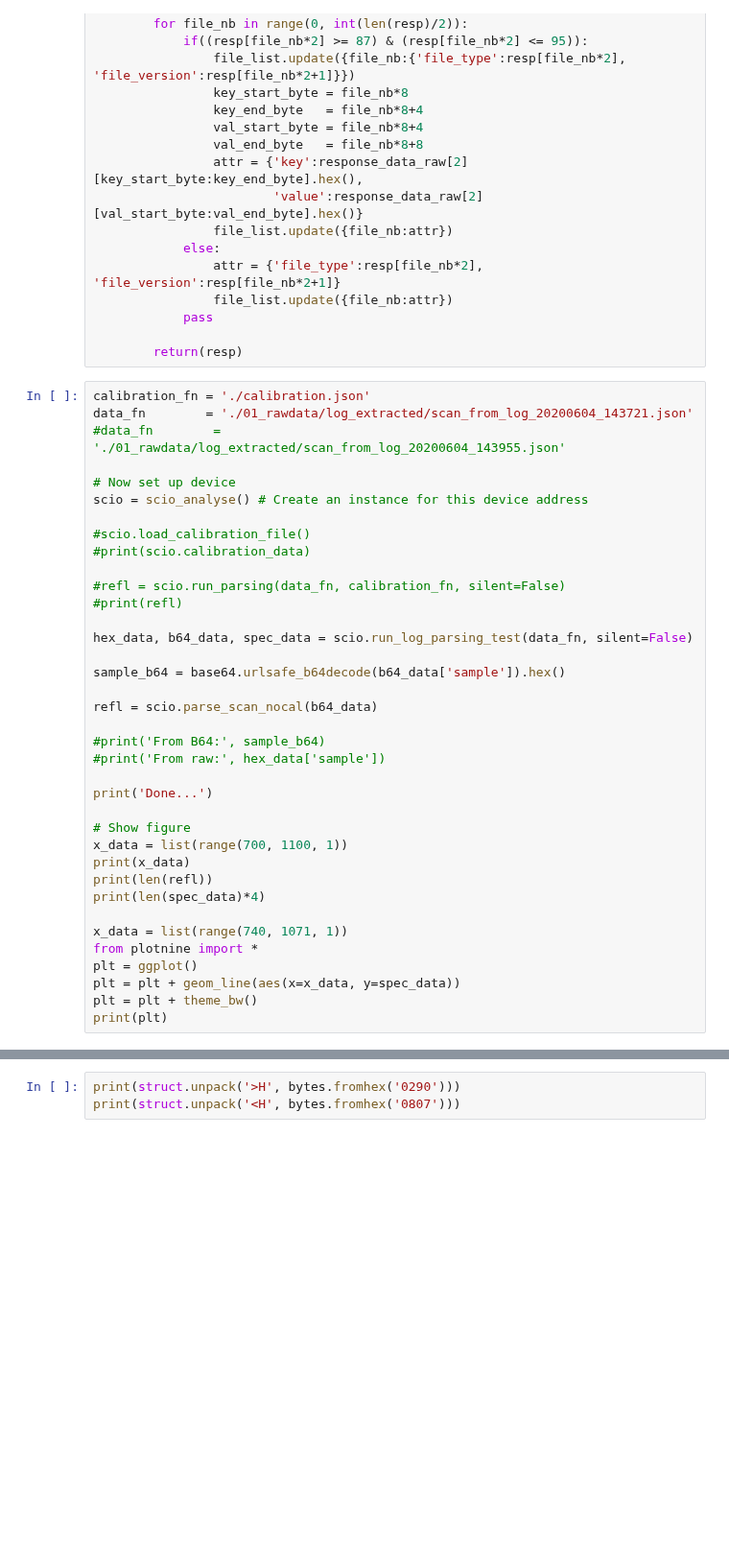
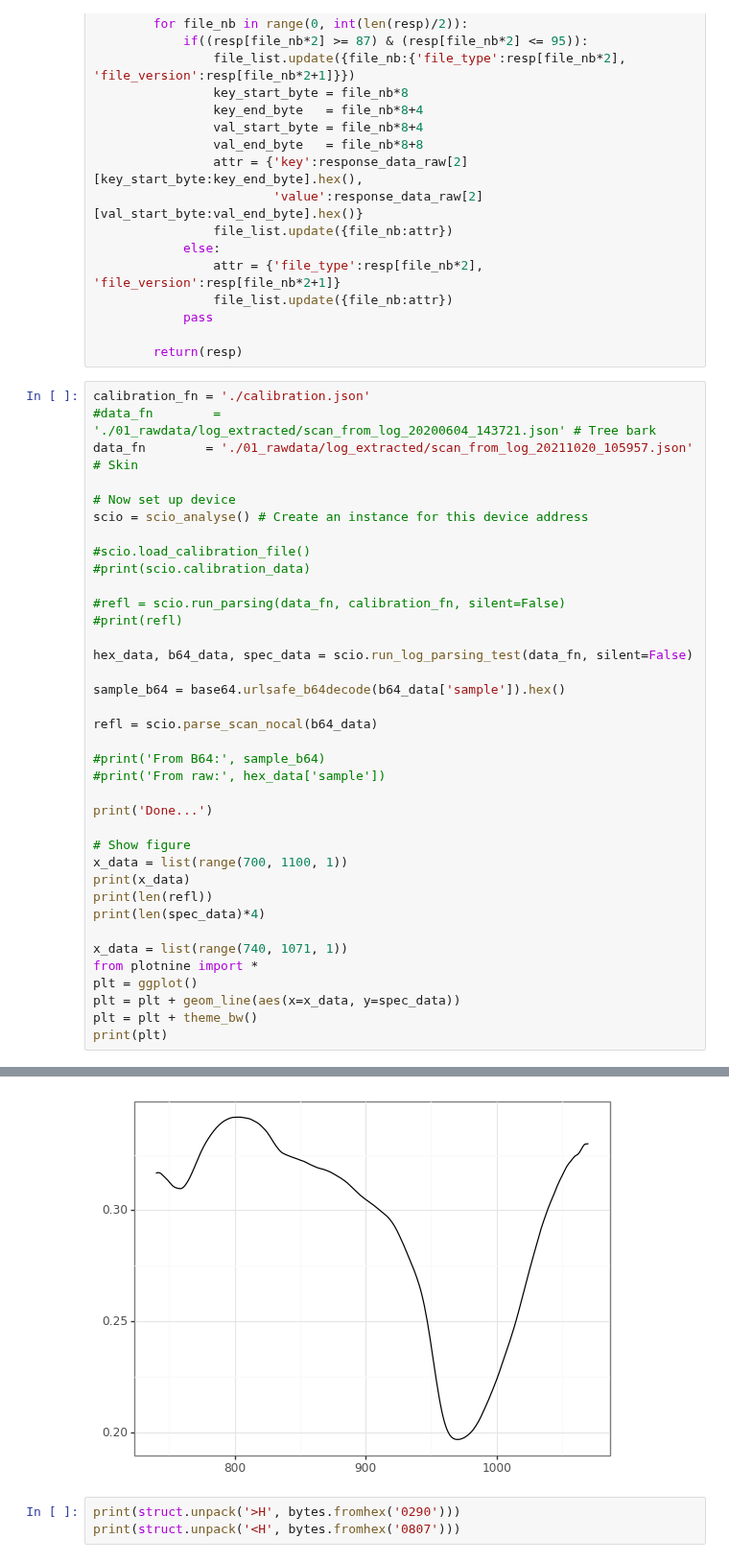
Before and after one commit to kebasaa/SCIO-read, a Jupyter notebook: 03_scio_analyse_devel.ipynb, the cells around one changed output, grey strips where cells are left out. Shown at 96% size. Cells and saved outputs as stored; diff of their text form; blank space fills up the shorter version.

Commit message:
Plot example data from log

```diff
--- a/03_scio_analyse_devel.ipynb
+++ b/03_scio_analyse_devel.ipynb
@@ -177,8 +177,8 @@ class scio_analyse:
         return(resp)
 # %%
 calibration_fn = './calibration.json'
-data_fn        = './01_rawdata/log_extracted/scan_from_log_20200604_143721.json'
-#data_fn        = './01_rawdata/log_extracted/scan_from_log_20200604_143955.json'
+#data_fn        = './01_rawdata/log_extracted/scan_from_log_20200604_143721.json' # Tree bark
+data_fn        = './01_rawdata/log_extracted/scan_from_log_20211020_105957.json' # Skin
 
 # Now set up device
 scio = scio_analyse() # Create an instance for this device address
@@ -212,3 +212,4 @@ plt = ggplot()
 plt = plt + geom_line(aes(x=x_data, y=spec_data))
 plt = plt + theme_bw()
 print(plt)
+# %% [output]
@@ -215,3 +220,4 @@ print(plt)
+[figure, added]
 # %%
 print(struct.unpack('>H', bytes.fromhex('0290')))
 print(struct.unpack('<H', bytes.fromhex('0807')))
```
Also changed, not shown: parts of 1 cell of this notebook, 6 other files.
